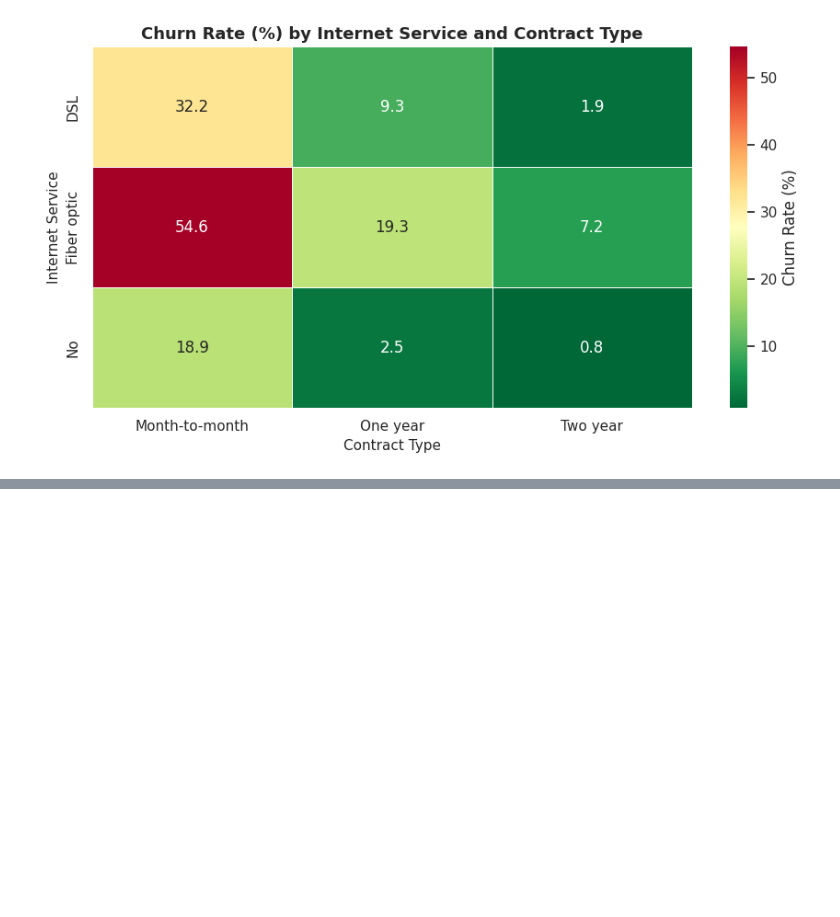
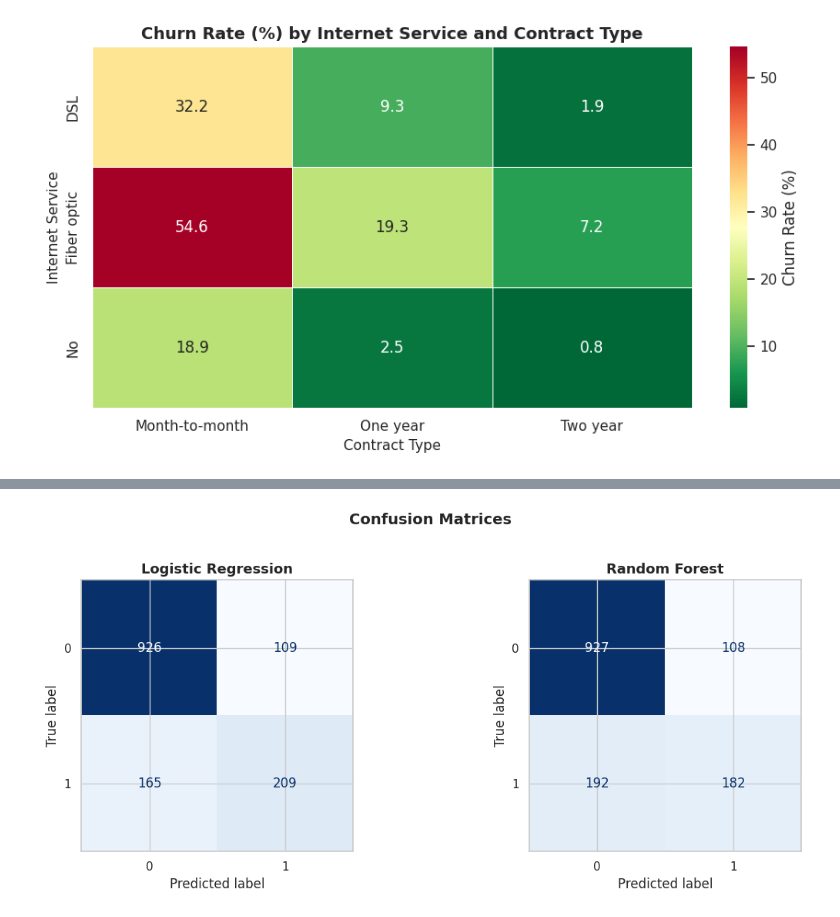
Before and after one commit to mauriziopinto/ai-telecom-retention-platform, a Jupyter notebook: retention_system.ipynb, the cells around one changed output, grey strips where cells are left out. Cells and saved outputs as stored; diff of their text form; code cells hidden in the pictures; blank space fills up the shorter version.

Commit message:
Add ML churn prediction with probability extraction (Phase 3)

```diff
--- a/retention_system.ipynb
+++ b/retention_system.ipynb
@@ -297,0 +346,22 @@ plt.show()
+# %%
+# Train models (same hyperparameters as Project 3)
+lr = LogisticRegression(max_iter=1000, random_state=42)
+lr.fit(X_train, y_train)
+y_pred_lr = lr.predict(X_test)
+y_prob_lr = lr.predict_proba(X_test)[:, 1]
+
+rf = RandomForestClassifier(n_estimators=100, random_state=42)
+rf.fit(X_train, y_train)
+y_pred_rf = rf.predict(X_test)
+y_prob_rf = rf.predict_proba(X_test)[:, 1]
+
+print('Models trained: Logistic Regression, Random Forest')
+print(f'LR coefficients: {len(lr.coef_[0])}, RF trees: {rf.n_estimators}')
+
+# Extract probabilities for ALL customers (for downstream CLV + agent)
+X_all_scaled = X.copy()
+X_all_scaled[numeric_cols] = scaler.transform(X[numeric_cols])
+churn_probabilities = lr.predict_proba(X_all_scaled)[:, 1]
+print(f'\nChurn probabilities extracted for all {len(churn_probabilities)} customers')
+print(f'Mean churn probability: {churn_probabilities.mean():.3f}')
+print(f'Min: {churn_probabilities.min():.3f}, Max: {churn_probabilities.max():.3f}')
@@ -297,0 +415,15 @@ plt.show()
+# %%
+# Confusion matrices
+fig, axes = plt.subplots(1, 2, figsize=(12, 5))
+
+ConfusionMatrixDisplay.from_predictions(y_test, y_pred_lr, ax=axes[0], cmap='Blues', colorbar=False)
+axes[0].set_title('Logistic Regression', fontsize=13, fontweight='bold')
+
+ConfusionMatrixDisplay.from_predictions(y_test, y_pred_rf, ax=axes[1], cmap='Blues', colorbar=False)
+axes[1].set_title('Random Forest', fontsize=13, fontweight='bold')
+
+plt.suptitle('Confusion Matrices', fontsize=14, fontweight='bold', y=1.02)
+plt.tight_layout()
+plt.show()
+# %% [output]
+[figure, added]
```
Also changed, not shown: parts of 6 cells of this notebook, 1 other file.
